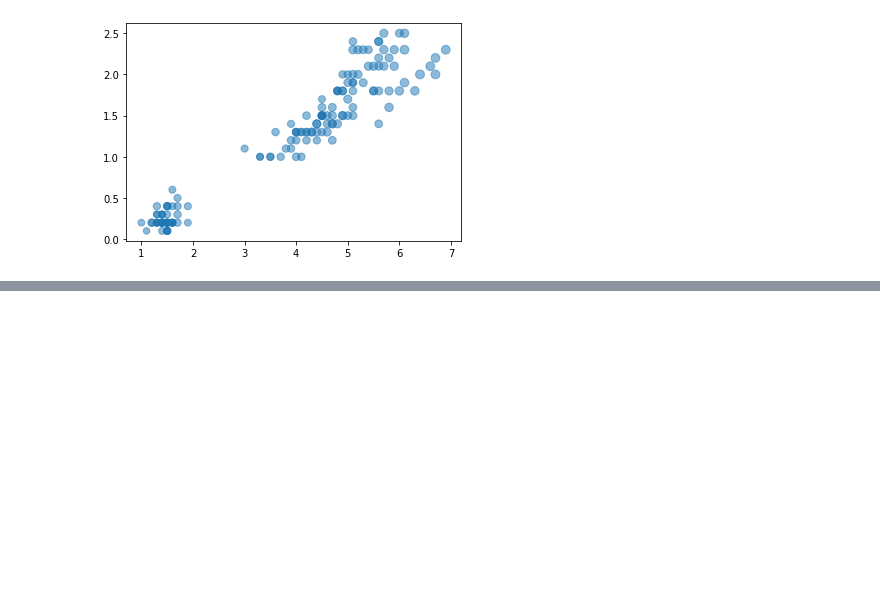
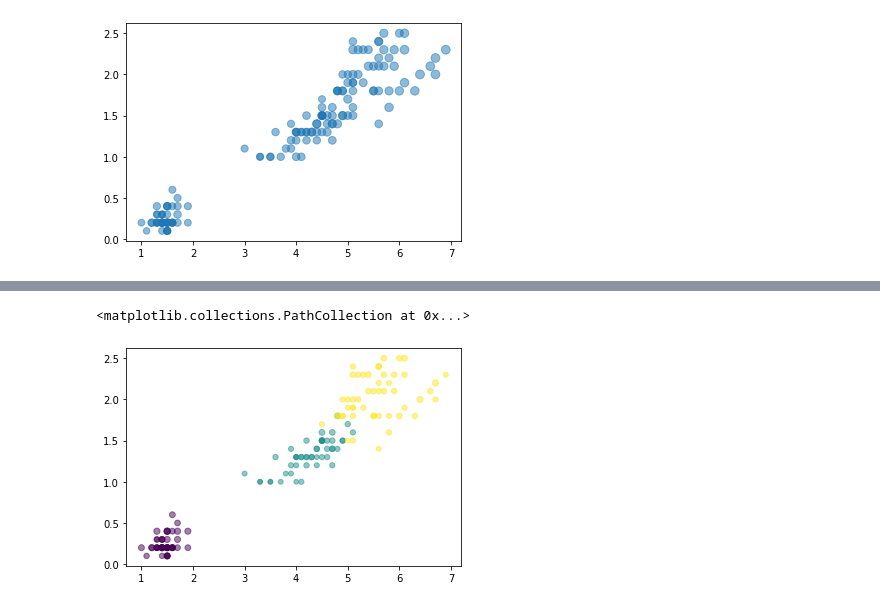
Before and after one commit to Patsee/data_viz, a Jupyter notebook: Visualize_Data_Distribution_(02).ipynb, the cells around one changed output, grey strips where cells are left out. Cells and saved outputs as stored; diff of their text form; code cells hidden in the pictures; blank space fills up the shorter version.

Commit message:
จบ scatter plot - bubble chart

```diff
--- a/Visualize_Data_Distribution_(02).ipynb
+++ b/Visualize_Data_Distribution_(02).ipynb
@@ -62,0 +72,3 @@ plt.scatter(df['PetalLength'],df['PetalWidth'],s=10*df['SepalLength'],alpha=0.5)
+# %%
+df2 = df.replace({'Iris-setosa': 0, 'Iris-versicolor': 1, 'Iris-virginica':2})
+df2
@@ -62,0 +99,5 @@ plt.scatter(df['PetalLength'],df['PetalWidth'],s=10*df['SepalLength'],alpha=0.5)
+# %%
+plt.scatter(df['PetalLength'],df['PetalWidth'],s=10*df['SepalWidth'],c=df2['Name'],alpha=0.5)
+# %% [output]
+<matplotlib.collections.PathCollection at 0x...>
+[figure, added]
```
Also changed, not shown: parts of 21 cells of this notebook.
